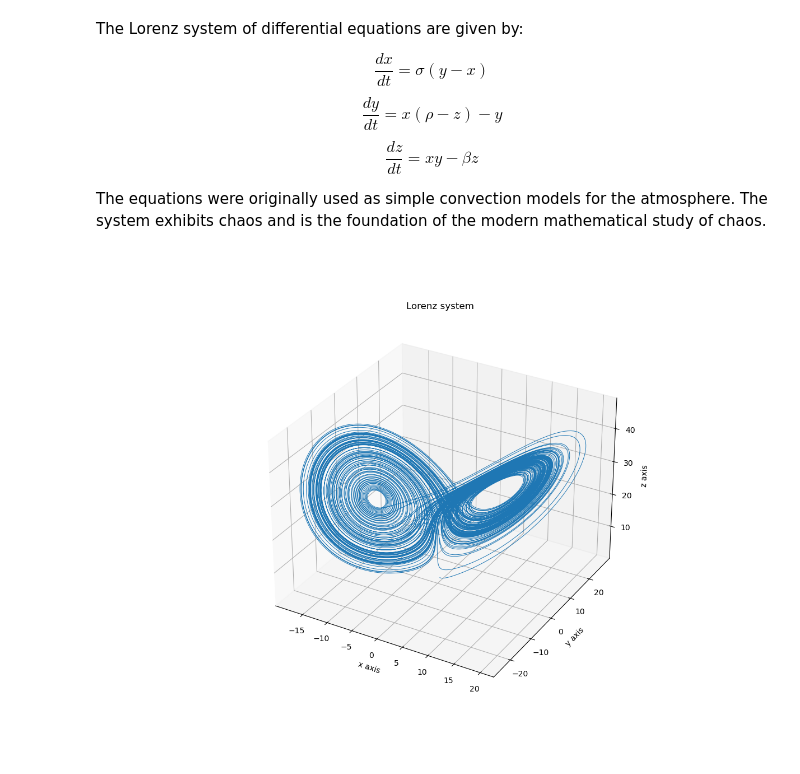
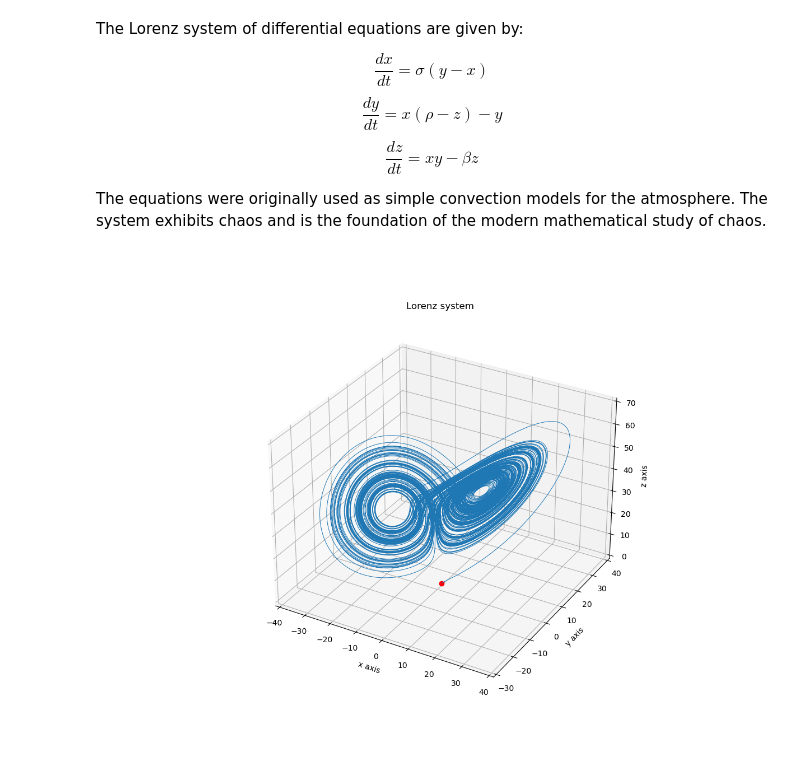
Before and after one commit to Rally0078/ComputationalPhysics, a Jupyter notebook: lorenz.ipynb, the cells around one changed output. Saved outputs shown, nothing was run; the diff lists cells and outputs as text; code cells hidden in the pictures.

```diff
--- a/lorenz.ipynb
+++ b/lorenz.ipynb
@@ -14,7 +14,7 @@ $$\frac{dz}{dt} = xy - \beta z$$
 %matplotlib widget
 import matplotlib.pyplot as plt
 import numpy as np
-from timeit import default_timer as timer
+import copy
 #Lorenz system
 def f(r: tuple, params):
     x, y, z = r
@@ -29,37 +29,55 @@ def f(r: tuple, params):
 def RK4(func, init: tuple, t0: float, numSteps: int, params: tuple, maxTime = 10.0):
     h = (maxTime - t0)/numSteps
     prevPosition = init
-    x0, y0, z0 = prevPosition
+
     x = np.empty(numSteps)
     y = np.empty(numSteps)
     z = np.empty(numSteps)
     x0, y0, z0 = prevPosition
 
+    xdot = np.empty(numSteps)
+    ydot = np.empty(numSteps)
+    zdot = np.empty(numSteps)
+
     for i in range(0, numSteps):
 
-        k0, l0, m0 = func(prevPosition, params)
+        k0, l0, m0 = func(prevPosition, params) #Gets xdot, ydot, zdot at given instant of time
         k1, l1, m1 = func((x0 + h * k0/2, y0 + h * l0/2, z0 + h * m0/2), params)
         k2, l2, m2 = func((x0 + h * k1/2, y0 + h * l1/2, z0 + h * m1/2), params)
         k3, l3, m3 = func((x0 + h * k2, y0 + h * l2, z0 + h * m2), params)
         x0 = x0 + h/6 * (k0 + 2*k1 + 2*k2 + k3)
         y0 = y0 + h/6 * (l0 + 2*l1 + 2*l2 + l3)
         z0 = z0 + h/6 * (m0 + 2*m1 + 2*m2 + m3)
+
         x[i] = x0
         y[i] = y0
         z[i] = z0
-    return x, y, z
 
-x, y, z = RK4(func = f, init = (0., 1., 1.05), t0 = 0, numSteps = 40000, params = (10, 28, 2.667), maxTime = 150)
+        xdot[i] = k0
+        ydot[i] = l0
+        zdot[i] = m0
+    return x, y, z, xdot, ydot, zdot
+
+initPos = (1, 1, 1)
+timeLimit = 150
+x, y, z, dx, dy, dz = RK4(func = f, init = copy.copy(initPos), t0 = 0, numSteps = 40000, params = (15,40,2.66), maxTime = timeLimit)    #sigma, rho, beta
 
 fig = plt.figure(figsize=(12,9))
 ax = fig.add_subplot(projection='3d')
 ax.set_xlabel("x axis")
 ax.set_ylabel("y axis")
 ax.set_zlabel("z axis")
+ax.plot(initPos[0], initPos[1], initPos[2], "ro", label="Initial Position")
 
 ax.set_title("Lorenz system")
+ax.set_xticks(np.arange(-300, 400, 10))
+ax.set_yticks(np.arange(-400, 500, 10))
+ax.set_zticks(np.arange(0, 200, 10))
+ax.set_xlim(-40,40)
+ax.set_ylim(-30,40)
+ax.set_zlim(0,70)
 ax.plot(x, y, z, lw = 0.7)
 
 plt.show()
 # %% [output]
-[figure, old version]
+[figure, new version]
```
Also changed, not shown: parts of 1 cell of this notebook, 1 other file.
